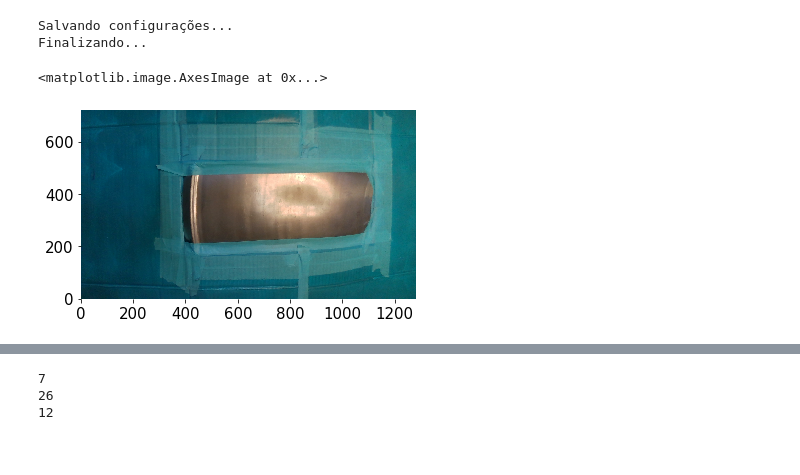
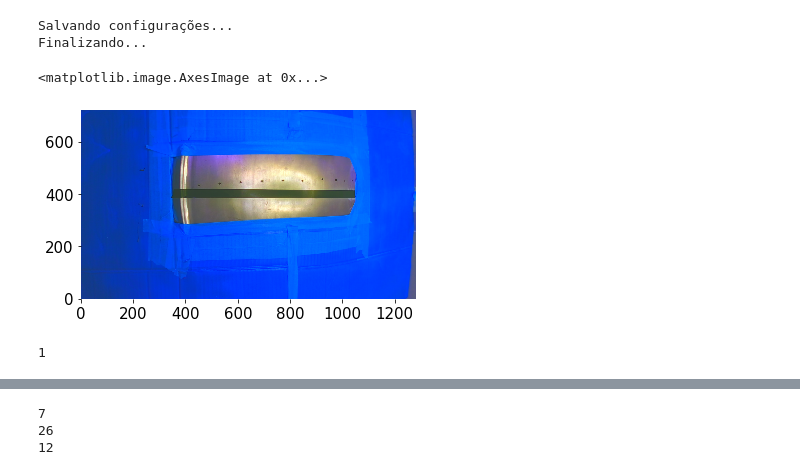
Before and after one commit to antunsz/projeto-ovni, a Jupyter notebook: Coleta de imagens.ipynb, the cells around one changed output, grey strips where cells are left out. Drawn from its saved outputs; the diff is of its cells as text; code cells hidden in the pictures.

```diff
--- a/Coleta de imagens.ipynb
+++ b/Coleta de imagens.ipynb
@@ -10,12 +10,14 @@ r.run(make_output_json=True, filepath="C:/Users/tobi_/OneDrive/Área de Trabalho
 Salvando configurações...
 Finalizando...
 # %%
-a_rgb = Analysis('19-01-2022_rgb.data', path="C:/Users/tobi_/OneDrive/Área de Trabalho/projeto-ovni/data/")
+a_rgb = Analysis('image_1_04-02-2022_rgb.data', path="C:/Users/tobi_/OneDrive/Área de Trabalho/projeto-ovni/data/")
 matplotlib.pyplot.imshow(a_rgb.data['data'][0]['image'])
 # %% [output]
 <matplotlib.image.AxesImage at 0x...>
-[figure, old version]
+[figure, new version]
 # %%
 len(a_rgb.data['data'])
+# %% [output]
+1
 # %%
 np.array(a_rgb.data['data'][0]['image'])
```
Also changed, not shown: parts of 9 cells of this notebook, 34 other files.
